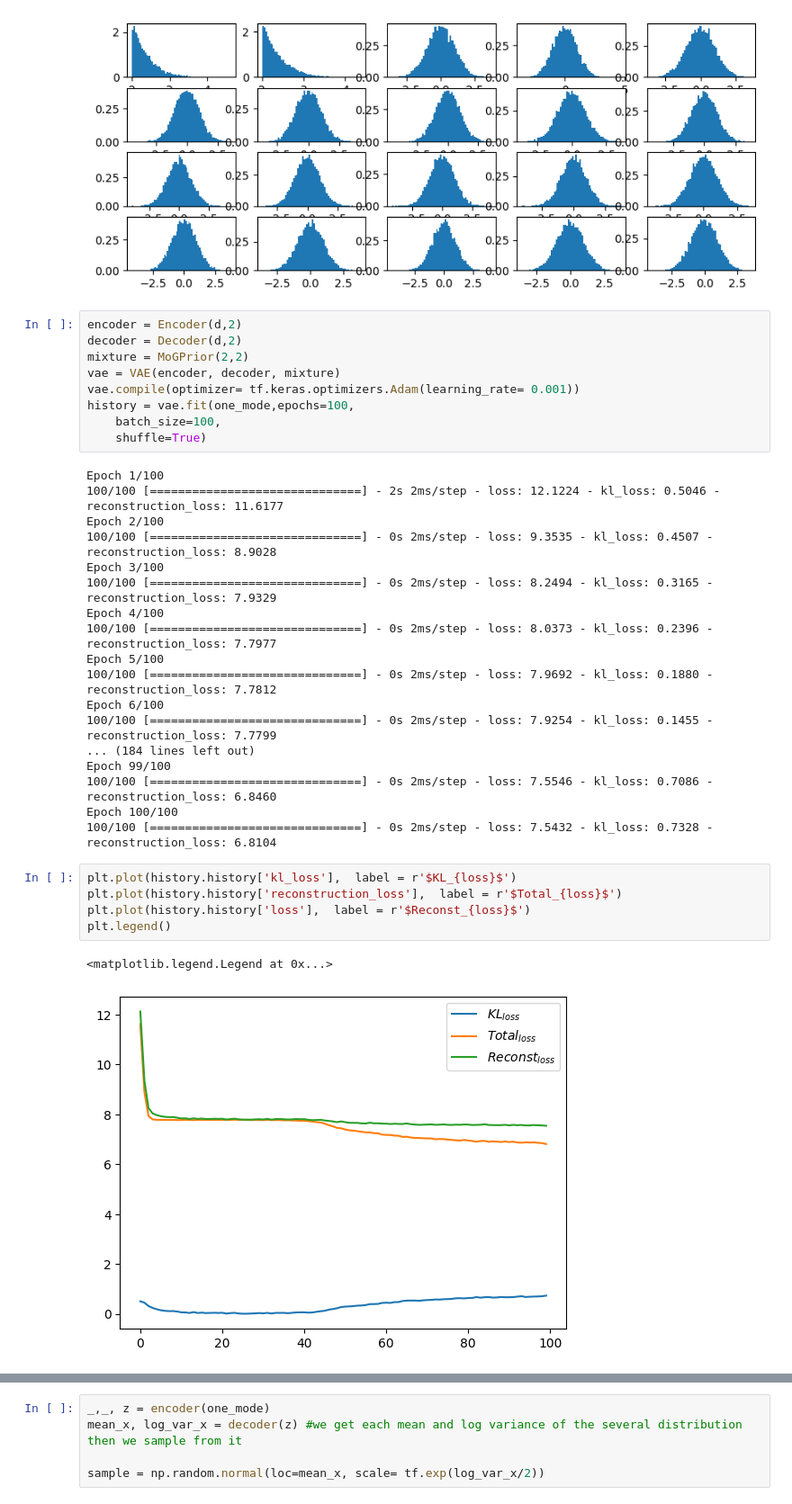
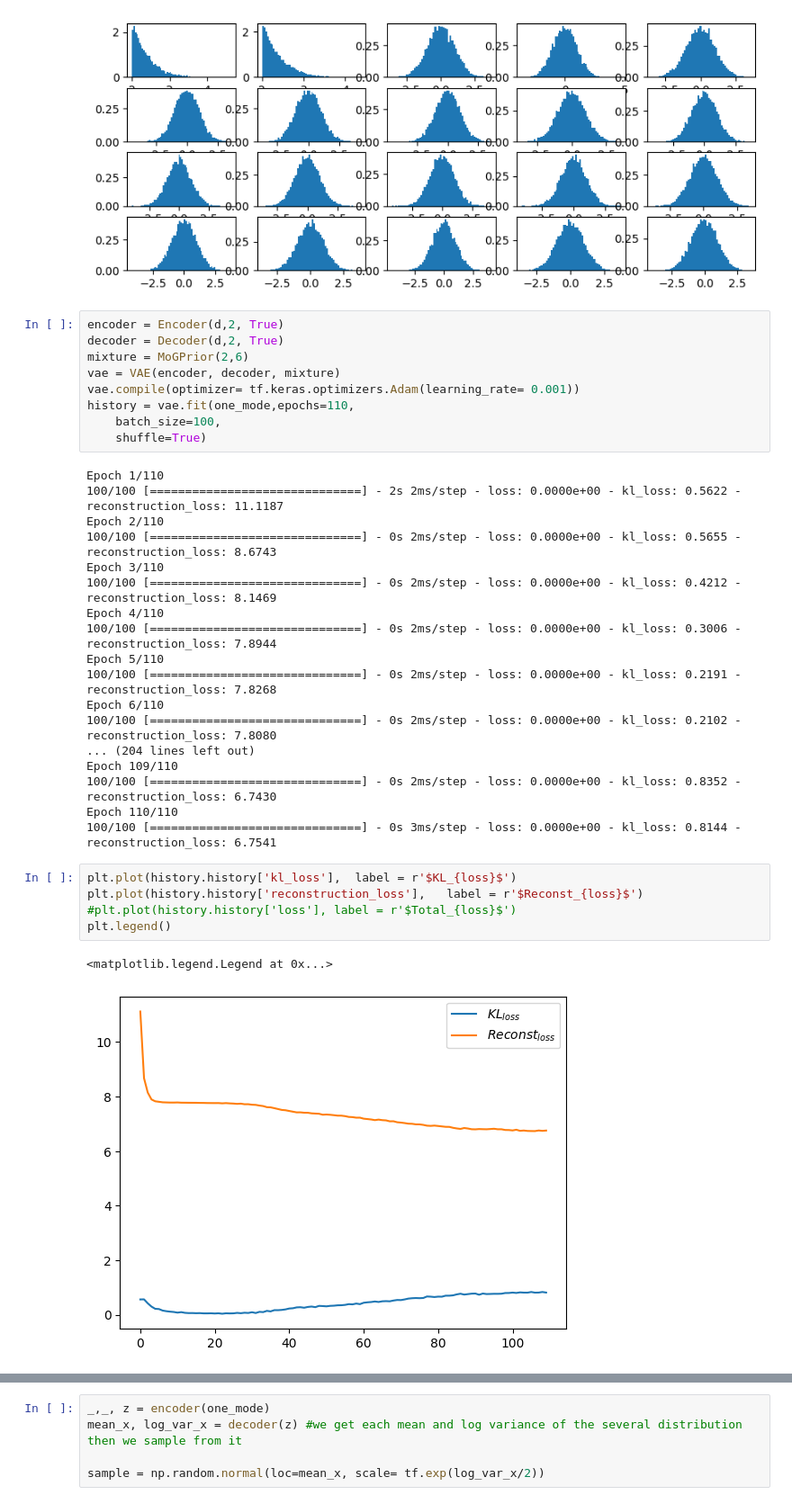
Before and after one commit to imn167/VAE_SS, a Jupyter notebook: GoM_test.ipynb, the cells around one changed output, grey strips where cells are left out. Shown at 90% size. Drawn from its saved outputs; the diff is of its cells as text.

```diff
--- a/GoM_test.ipynb
+++ b/GoM_test.ipynb
@@ -185,40 +24,40 @@ for i in range(d):
 # %% [output]
 [figure]
 # %%
-encoder = Encoder(d,2)
-decoder = Decoder(d,2)
-mixture = MoGPrior(2,2)
+encoder = Encoder(d,2, True)
+decoder = Decoder(d,2, True)
+mixture = MoGPrior(2,6)
 vae = VAE(encoder, decoder, mixture)
 vae.compile(optimizer= tf.keras.optimizers.Adam(learning_rate= 0.001))
-history = vae.fit(one_mode,epochs=100,
+history = vae.fit(one_mode,epochs=110,
     batch_size=100,
     shuffle=True)
 # %% [output]
-Epoch 1/100
-100/100 [==============================] - 2s 2ms/step - loss: 12.1224 - kl_loss: 0.5046 - reconstruction_loss: 11.6177
-Epoch 2/100
-100/100 [==============================] - 0s 2ms/step - loss: 9.3535 - kl_loss: 0.4507 - reconstruction_loss: 8.9028
-Epoch 3/100
-100/100 [==============================] - 0s 2ms/step - loss: 8.2494 - kl_loss: 0.3165 - reconstruction_loss: 7.9329
-Epoch 4/100
-100/100 [==============================] - 0s 2ms/step - loss: 8.0373 - kl_loss: 0.2396 - reconstruction_loss: 7.7977
-Epoch 5/100
-100/100 [==============================] - 0s 2ms/step - loss: 7.9692 - kl_loss: 0.1880 - reconstruction_loss: 7.7812
-Epoch 6/100
-100/100 [==============================] - 0s 2ms/step - loss: 7.9254 - kl_loss: 0.1455 - reconstruction_loss: 7.7799
-... (184 lines left out)
-Epoch 99/100
-100/100 [==============================] - 0s 2ms/step - loss: 7.5546 - kl_loss: 0.7086 - reconstruction_loss: 6.8460
-Epoch 100/100
-100/100 [==============================] - 0s 2ms/step - loss: 7.5432 - kl_loss: 0.7328 - reconstruction_loss: 6.8104
+Epoch 1/110
+100/100 [==============================] - 2s 2ms/step - loss: 0.0000e+00 - kl_loss: 0.5622 - reconstruction_loss: 11.1187
+Epoch 2/110
+100/100 [==============================] - 0s 2ms/step - loss: 0.0000e+00 - kl_loss: 0.5655 - reconstruction_loss: 8.6743
+Epoch 3/110
+100/100 [==============================] - 0s 2ms/step - loss: 0.0000e+00 - kl_loss: 0.4212 - reconstruction_loss: 8.1469
+Epoch 4/110
+100/100 [==============================] - 0s 2ms/step - loss: 0.0000e+00 - kl_loss: 0.3006 - reconstruction_loss: 7.8944
+Epoch 5/110
+100/100 [==============================] - 0s 2ms/step - loss: 0.0000e+00 - kl_loss: 0.2191 - reconstruction_loss: 7.8268
+Epoch 6/110
+100/100 [==============================] - 0s 2ms/step - loss: 0.0000e+00 - kl_loss: 0.2102 - reconstruction_loss: 7.8080
+... (204 lines left out)
+Epoch 109/110
+100/100 [==============================] - 0s 2ms/step - loss: 0.0000e+00 - kl_loss: 0.8352 - reconstruction_loss: 6.7430
+Epoch 110/110
+100/100 [==============================] - 0s 3ms/step - loss: 0.0000e+00 - kl_loss: 0.8144 - reconstruction_loss: 6.7541
 # %%
 plt.plot(history.history['kl_loss'],  label = r'$KL_{loss}$')
-plt.plot(history.history['reconstruction_loss'],  label = r'$Total_{loss}$')
-plt.plot(history.history['loss'],  label = r'$Reconst_{loss}$')
+plt.plot(history.history['reconstruction_loss'],   label = r'$Reconst_{loss}$')
+#plt.plot(history.history['loss'], label = r'$Total_{loss}$')
 plt.legend()
 # %% [output]
 <matplotlib.legend.Legend at 0x...>
-[figure, old version]
+[figure, new version]
 # %%
 mixture.means
 # %% [output]
```
Also changed, not shown: parts of 41 cells of this notebook, 1 other file.
